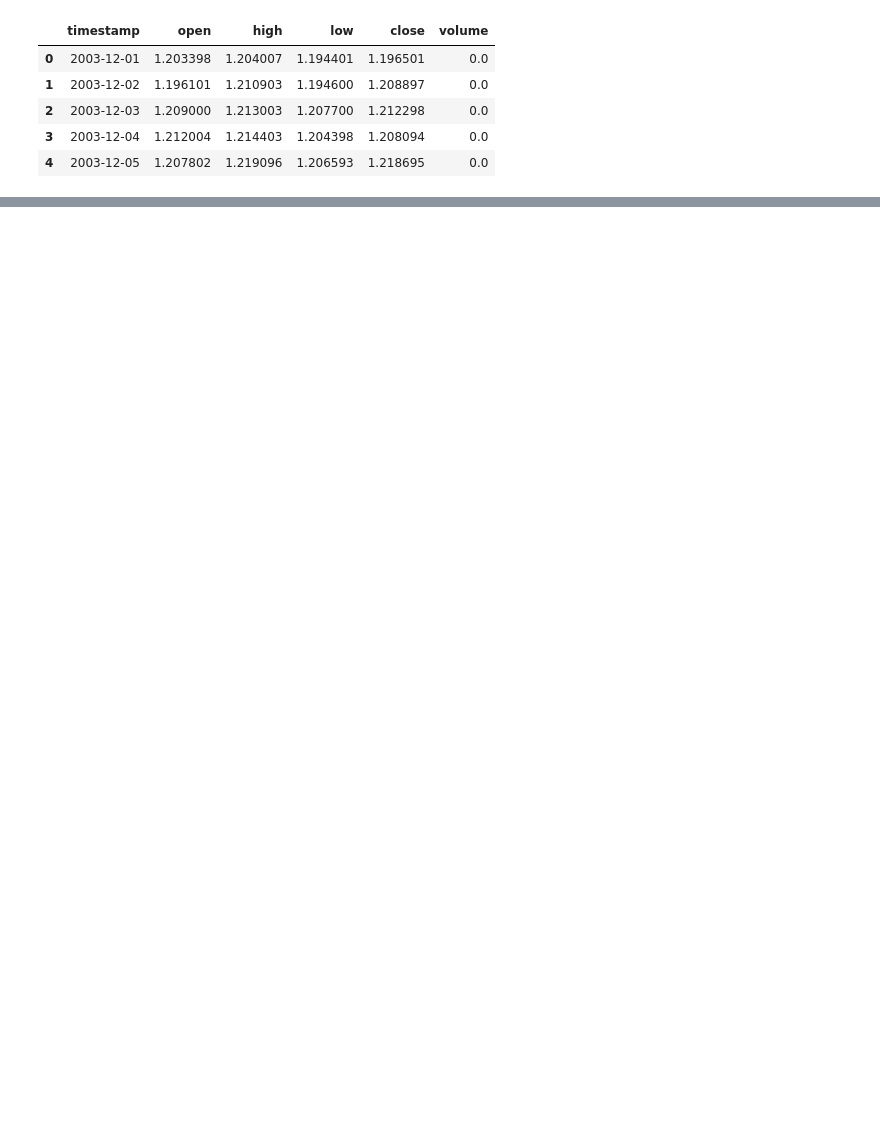
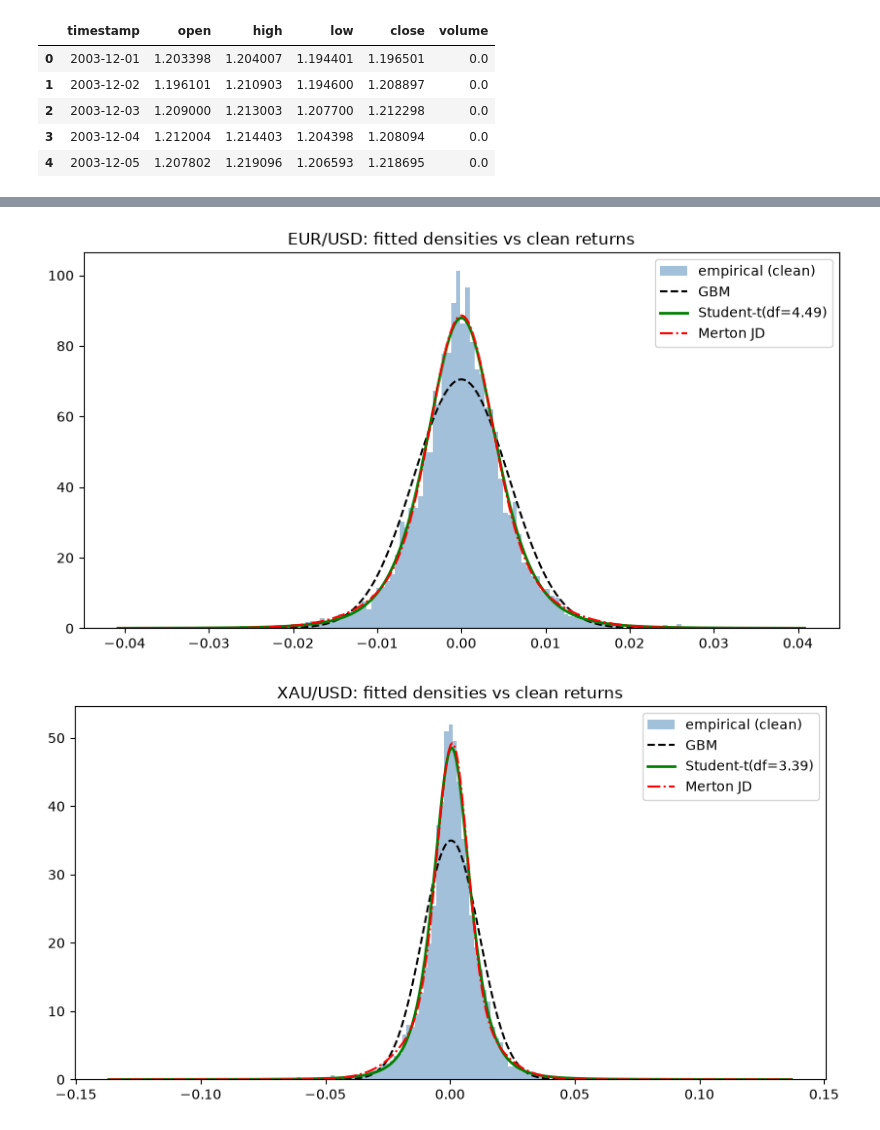
Before and after one commit to sebastiansalles/Synthetic-Market-Generator, a Jupyter notebook: notebooks/01_calibration.ipynb, the cells around one changed output, grey strips where cells are left out. Cells and saved outputs as stored; diff of their text form; code cells hidden in the pictures; blank space fills up the shorter version.

```diff
--- a/notebooks/01_calibration.ipynb
+++ b/notebooks/01_calibration.ipynb
@@ -177,0 +162,11 @@ The baseline Geometric Brownian Motion (constant $\mu$, $\sigma$) is structurall
+# %%
+def jump_table(r, name, n=10):
+    top = r.abs().nlargest(n)
+    table = pd.DataFrame({"ret": r.loc[top.index], "next_ret": r.shift(-1).loc[top.index]})
+    print(f"--- Top {n} |returns| (clean): {name} — dates + next-day return are the tell ---")
+    print(table.to_string())
+    print()
+
+
+for name in daily:
+    jump_table(scrubbed[name], name)
@@ -177,0 +243,33 @@ The baseline Geometric Brownian Motion (constant $\mu$, $\sigma$) is structurall
+# %%
+from scipy.stats import poisson
+
+
+def jd_pdf(x, p, dt=1 / 252):
+    lam_dt = p["lambda"] * dt
+    k_max = max(6, int(poisson.ppf(0.9999999999, lam_dt)) + 1)
+    ks = np.arange(k_max + 1)
+    w = poisson.pmf(ks, lam_dt)
+    means = p["mu"] * dt + ks * p["mu_j"]
+    variances = p["sigma"] ** 2 * dt + ks * p["sigma_j"] ** 2
+    z = (x[:, None] - means[None, :]) / np.sqrt(variances[None, :])
+    return (w[None, :] * stats.norm.pdf(z) / np.sqrt(variances[None, :])).sum(axis=1)
+
+
+for name in daily:
+    r = scrubbed[name]
+    x = np.linspace(-1.2 * r.abs().max(), 1.2 * r.abs().max(), 500)
+    g, t, jd = fits[name]["gbm"], fits[name]["student_t"], fits[name]["merton_jd"]
+    dt = 1 / 252
+    fig, ax = plt.subplots(figsize=(10, 5))
+    ax.hist(r, bins=120, density=True, alpha=0.5, color="steelblue", label="empirical (clean)")
+    ax.plot(x, stats.norm.pdf(x, g.params["mu"] * dt, g.params["sigma"] * np.sqrt(dt)),
+            "k--", lw=1.5, label="GBM")
+    ax.plot(x, stats.t.pdf(x, t.params["df"], t.params["mu"] * dt, t.params["scale"]),
+            "g-", lw=2, label=f"Student-t(df={t.params['df']:.2f})")
+    ax.plot(x, jd_pdf(x, jd.params), "r-.", lw=1.5, label="Merton JD")
+    ax.set_title(f"{name}: fitted densities vs clean returns")
+    ax.legend()
+    plt.show()
+# %% [output]
+[figure, added]
+[figure, added]
```
Also changed, not shown: parts of 23 cells of this notebook, 3 other files.
